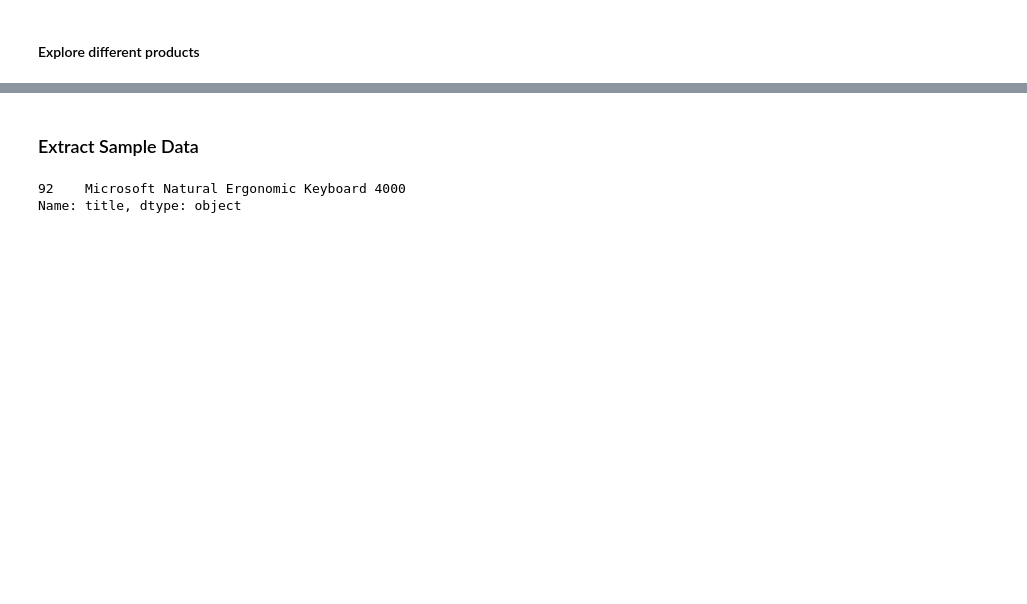
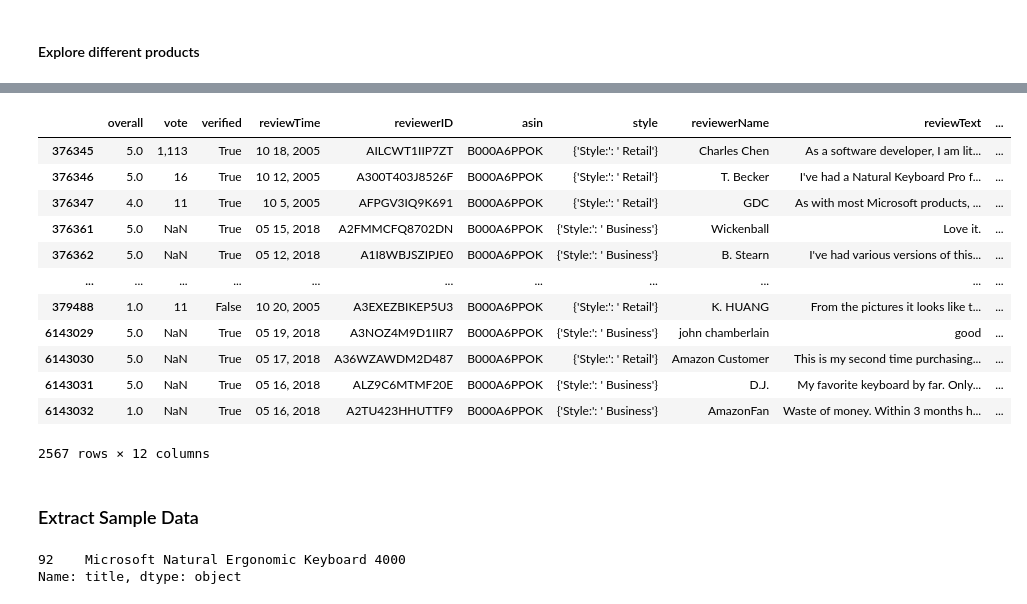
Before and after one commit to liu431/Content-Analysis-Project, a Jupyter notebook: Data/data_extraction_electronics.ipynb, the cells around one changed output, grey strips where cells are left out. Saved outputs shown, nothing was run; the diff lists cells and outputs as text; code cells hidden in the pictures; blank space fills up the shorter version.

```diff
--- a/Data/data_extraction_electronics.ipynb
+++ b/Data/data_extraction_electronics.ipynb
@@ -176,3 +204,19 @@ sim_df[sim_df['title'].str.contains("MacBook",na = False)].head()
+# %%
+df[df['asin']=='B000A6PPOK']
+# %% [output]
+|  | overall | vote | verified | reviewTime | reviewerID | asin | style | reviewerName | reviewText | ... |
+| 376345 | 5.0 | 1,113 | True | 10 18, 2005 | AILCWT1IIP7ZT | B000A6PPOK | {'Style:': ' Retail'} | Charles Chen | As a software developer, I am lit... | ... |
+| 376346 | 5.0 | 16 | True | 10 12, 2005 | A300T403J8526F | B000A6PPOK | {'Style:': ' Retail'} | T. Becker | I've had a Natural Keyboard Pro f... | ... |
+| 376347 | 4.0 | 11 | True | 10 5, 2005 | AFPGV3IQ9K691 | B000A6PPOK | {'Style:': ' Retail'} | GDC | As with most Microsoft products, ... | ... |
+| 376361 | 5.0 | NaN | True | 05 15, 2018 | A2FMMCFQ8702DN | B000A6PPOK | {'Style:': ' Business'} | Wickenball | Love it. | ... |
+| 376362 | 5.0 | NaN | True | 05 12, 2018 | A1I8WBJSZIPJE0 | B000A6PPOK | {'Style:': ' Business'} | B. Stearn | I've had various versions of this... | ... |
+| ... | ... | ... | ... | ... | ... | ... | ... | ... | ... | ... |
+| 379488 | 1.0 | 11 | False | 10 20, 2005 | A3EXEZBIKEP5U3 | B000A6PPOK | {'Style:': ' Retail'} | K. HUANG | From the pictures it looks like t... | ... |
+| 6143029 | 5.0 | NaN | True | 05 19, 2018 | A3NOZ4M9D1IIR7 | B000A6PPOK | {'Style:': ' Business'} | john chamberlain | good | ... |
+| 6143030 | 5.0 | NaN | True | 05 17, 2018 | A36WZAWDM2D487 | B000A6PPOK | {'Style:': ' Retail'} | Amazon Customer | This is my second time purchasing... | ... |
+| 6143031 | 5.0 | NaN | True | 05 16, 2018 | ALZ9C6MTMF20E | B000A6PPOK | {'Style:': ' Business'} | D.J. | My favorite keyboard by far. Only... | ... |
+| 6143032 | 1.0 | NaN | True | 05 16, 2018 | A2TU423HHUTTF9 | B000A6PPOK | {'Style:': ' Business'} | AmazonFan | Waste of money. Within 3 months h... | ... |
+2567 rows × 12 columns
 # %% [markdown]
 ### Extract Sample Data
 # %%
```
Also changed, not shown: parts of 21 cells of this notebook.
